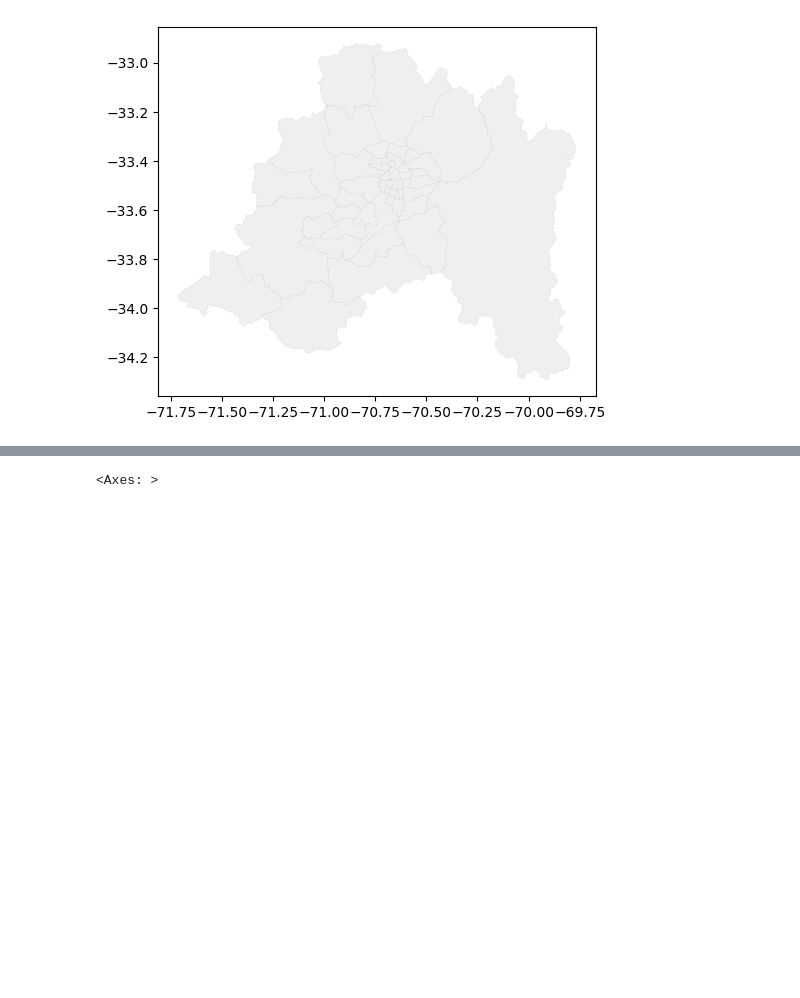
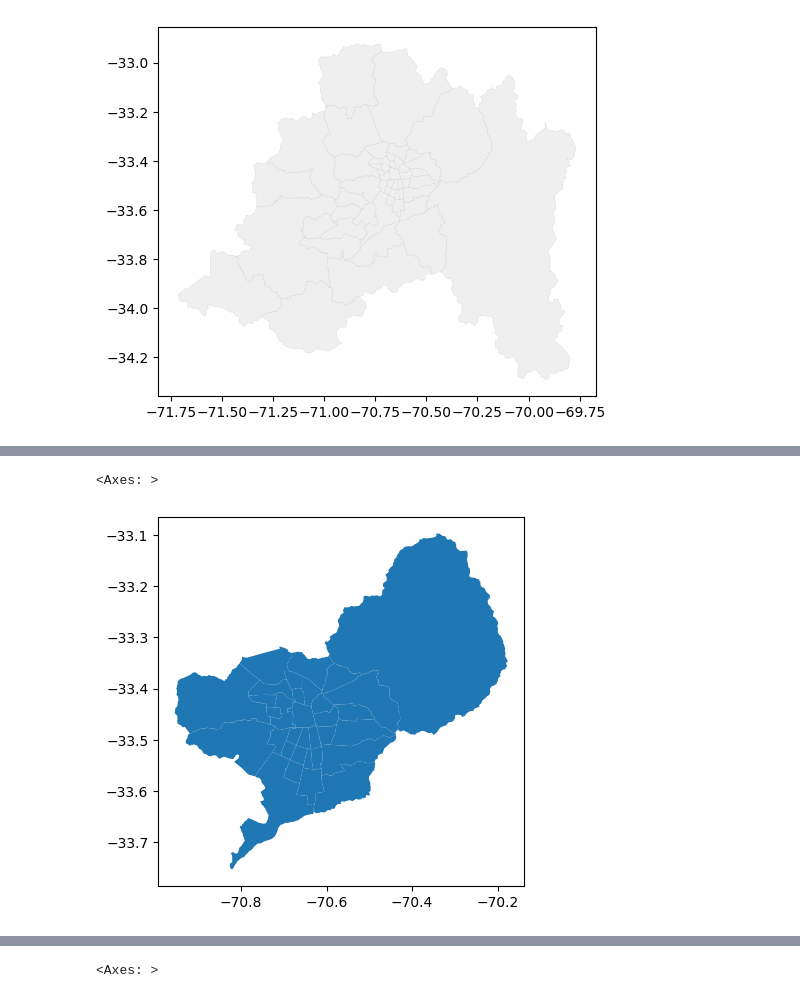
Before and after one commit to diegocaro/censo2024, a Jupyter notebook: notebooks/1.0-dc-loading-maps.ipynb, the cells around one changed output, grey strips where cells are left out. Cells and saved outputs as stored; diff of their text form; code cells hidden in the pictures; blank space fills up the shorter version.

Commit message:
agrega columnas gran_concepcion, gran_valparaiso y gran_santiago a la cartografia

```diff
--- a/notebooks/1.0-dc-loading-maps.ipynb
+++ b/notebooks/1.0-dc-loading-maps.ipynb
@@ -11,8 +12,9 @@ carto[carto["COD_REG"] == "13"].plot(
 <Axes: >
 [figure]
 # %%
-carto["COD_COM"] = carto["COD_COM"].astype(int)
-carto["COD_PROV"] = carto["COD_PROV"].astype(int)
+cols_to_int = ["COD_COM", "COD_PROV", "COD_REG"]
+for col in cols_to_int:
+    carto[col] = carto[col].astype(int)
 carto["COD_REG"] = carto["COD_REG"].astype(int)
 # %%
 carto.head()
@@ -29,0 +28,14 @@ carto[carto["COD_REG"] == "13"]
+# %%
+comunas_gran_santiago = carto[
+    (carto["PROVINCIA"] == "SANTIAGO")
+    | (carto["COMUNA"].isin(["SAN BERNARDO", "PUENTE ALTO"]))
+]["COD_COM"].tolist()
+
+carto["gran_santiago"] = carto["COD_COM"].isin(comunas_gran_santiago)
+
+assert len(comunas_gran_santiago) == len(carto[carto["gran_santiago"]])
+
+carto[carto["gran_santiago"]].plot()
+# %% [output]
+<Axes: >
+[figure, added]
```
Also changed, not shown: parts of 5 cells of this notebook.
